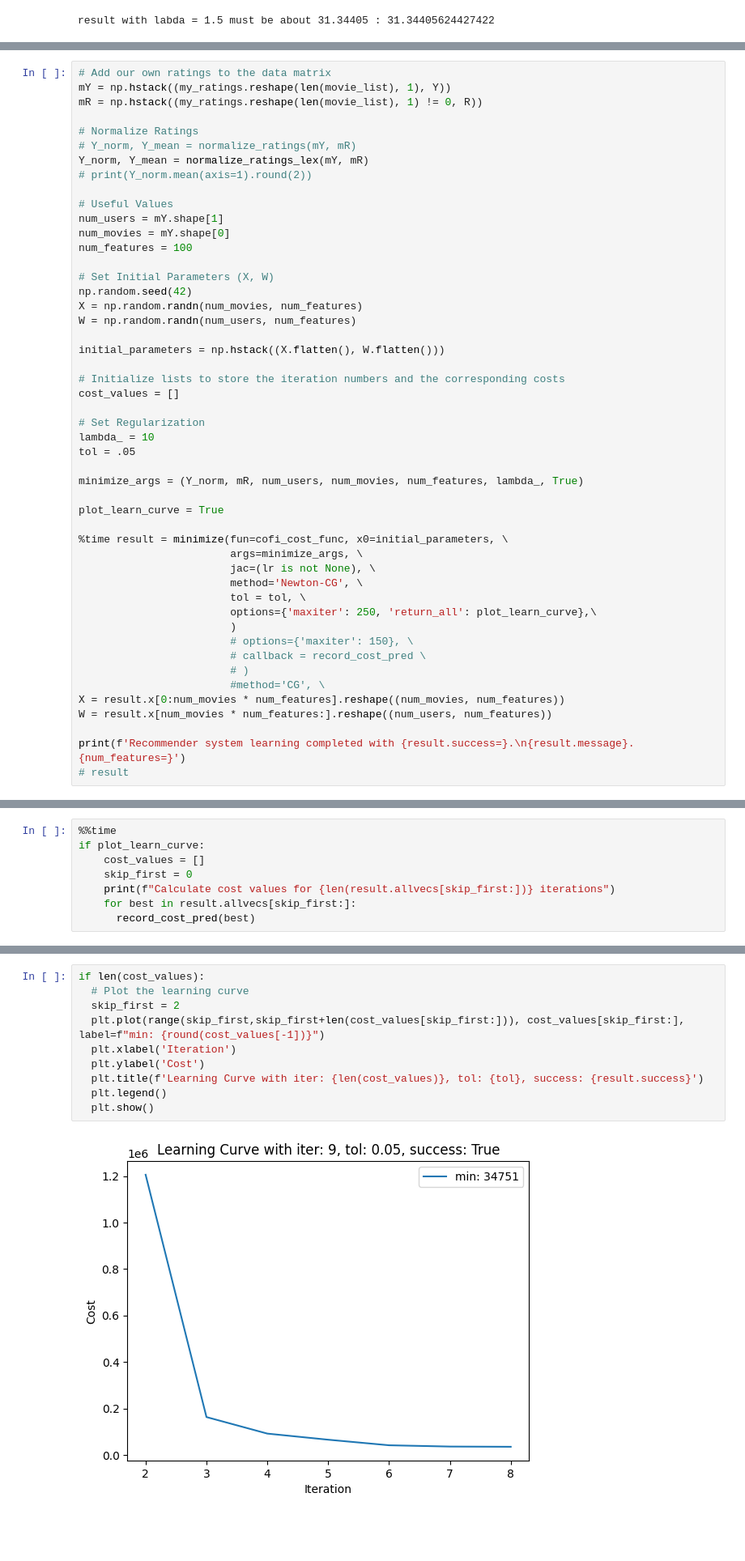
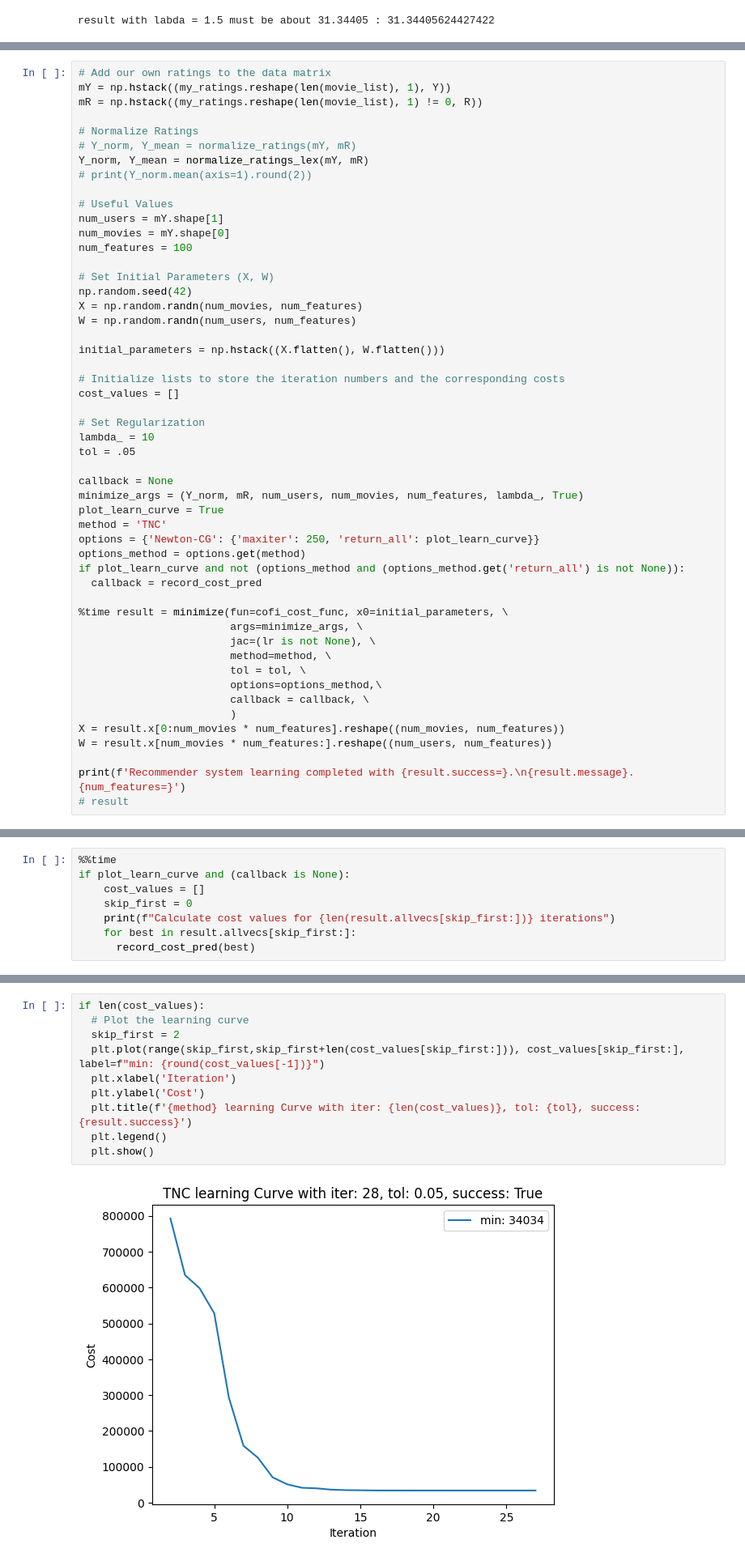
Before and after one commit to lexxai/goit_python_ds_hw_07, a Jupyter notebook: goit_python_ds_hw_07_part_2.ipynb, the cells around one changed output, grey strips where cells are left out. Shown at 81% size. Saved outputs shown, nothing was run; the diff lists cells and outputs as text; blank space fills up the shorter version.

```diff
--- a/goit_python_ds_hw_07_part_2.ipynb
+++ b/goit_python_ds_hw_07_part_2.ipynb
@@ -482,21 +482,23 @@ cost_values = []
 lambda_ = 10
 tol = .05
 
+callback = None
 minimize_args = (Y_norm, mR, num_users, num_movies, num_features, lambda_, True)
-
 plot_learn_curve = True
+method = 'TNC'
+options = {'Newton-CG': {'maxiter': 250, 'return_all': plot_learn_curve}}
+options_method = options.get(method)
+if plot_learn_curve and not (options_method and (options_method.get('return_all') is not None)):
+  callback = record_cost_pred
 
 %time result = minimize(fun=cofi_cost_func, x0=initial_parameters, \
                         args=minimize_args, \
                         jac=(lr is not None), \
-                        method='Newton-CG', \
+                        method=method, \
                         tol = tol, \
-                        options={'maxiter': 250, 'return_all': plot_learn_curve},\
+                        options=options_method,\
+                        callback = callback, \
                         )
-                        # options={'maxiter': 150}, \
-                        # callback = record_cost_pred \
-                        # )
-                        #method='CG', \
 X = result.x[0:num_movies * num_features].reshape((num_movies, num_features))
 W = result.x[num_movies * num_features:].reshape((num_users, num_features))
 
@@ -510,6 +513,6 @@ Optimization terminated successfully.. num_features=100
 # %%
 %%time
-if plot_learn_curve:
+if plot_learn_curve and (callback is None):
     cost_values = []
     skip_first = 0
     print(f"Calculate cost values for {len(result.allvecs[skip_first:])} iterations")
@@ -522,15 +524,15 @@ Wall time: 763 ms
 # %%
 if len(cost_values):
   # Plot the learning curve
   skip_first = 2
   plt.plot(range(skip_first,skip_first+len(cost_values[skip_first:])), cost_values[skip_first:], label=f"min: {round(cost_values[-1])}")
   plt.xlabel('Iteration')
   plt.ylabel('Cost')
-  plt.title(f'Learning Curve with iter: {len(cost_values)}, tol: {tol}, success: {result.success}')
+  plt.title(f'{method} learning Curve with iter: {len(cost_values)}, tol: {tol}, success: {result.success}')
   plt.legend()
   plt.show()
 # %% [output]
-[figure, old version]
+[figure, new version]
 # %%
 # Extract the optimized parameters
 params = result.x
```
Also changed, not shown: parts of 4 cells of this notebook.
